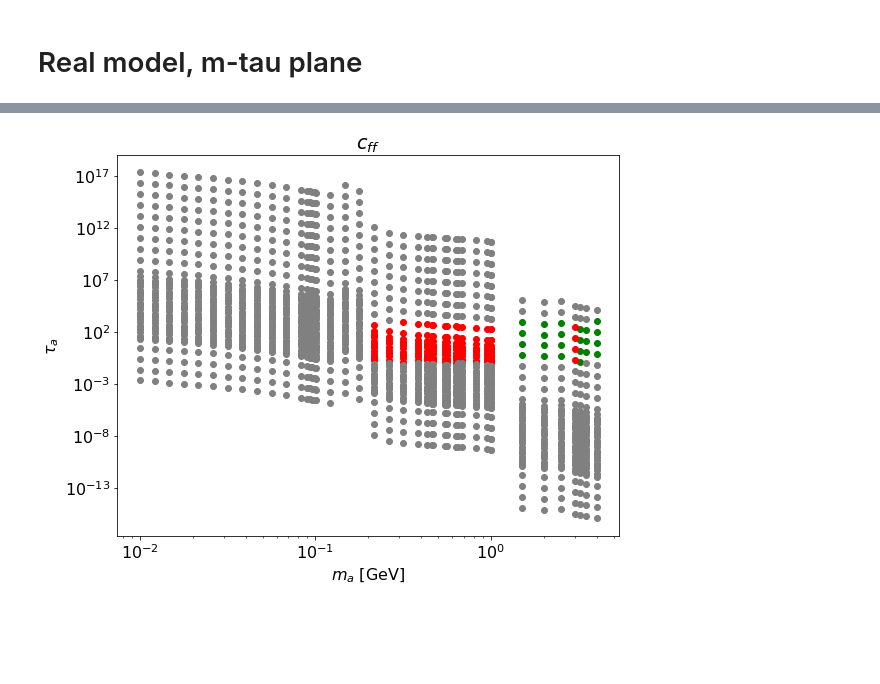
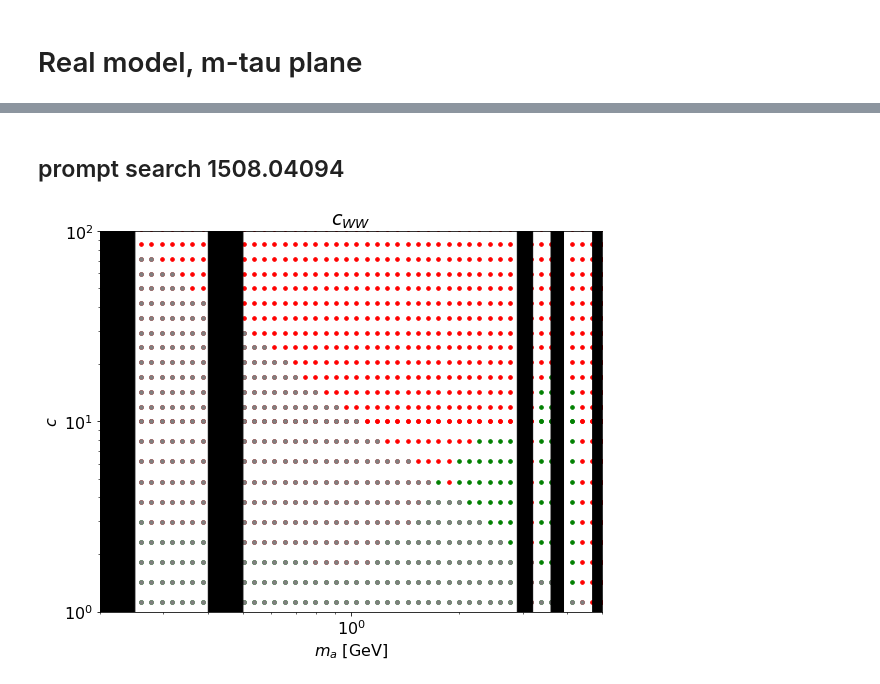
Before and after one commit to anasthesia/alps-BelleII, a Jupyter notebook: python/LHCb_bounds.ipynb, the cells around one changed output, grey strips where cells are left out. Cells and saved outputs as stored; diff of their text form; code cells hidden in the pictures; blank space fills up the shorter version.

```diff
--- a/python/LHCb_bounds.ipynb
+++ b/python/LHCb_bounds.ipynb
@@ -324,6 +323,7 @@ plt.figure(figsize=(9, 7))
 mass=2.500000e-01
 
 plotAllAllowed("../Experimental_files/output_combined_R1/m-tau-c-BRBtoKmumu-cff_comb.dat",0,1)
+plotAllAllowed("../Experimental_files/output_combined_R1/m-tau-c-BRBtoKmumu-cff_fine_comb.dat",0,1)
 #plotWhiteRegions(10**(3))
 
 plt.title('$c_{ff}$')
@@ -334,5 +334,29 @@ plt.xscale("log")
 plt.yscale("log")
 
 #plt.savefig('plots/LHCb_cff-ctau.png', dpi=300, bbox_inches='tight')
-# %% [output]
-[figure, removed]
+# %% [markdown]
+## prompt search 1508.04094
+# %%
+plt.figure(figsize=(9, 7))
+
+
+plotAllAllowed("../Experimental_files/LHCb_prompt/output_combined/m-tau-c-BRBtoKmumu-cWW-prompt_comb.dat",0,2,\
+              prompt=True)
+plotAllAllowed("../Experimental_files/LHCb_prompt/output_combined/\
+m-tau-c-BRBtoKmumu-cWW-prompt-small-couplings_comb.dat",0,2,\
+              prompt=True)
+
+plotWhiteRegions(5*10**4)
+
+plt.title('$c_{WW}$')
+plt.xlabel('$m_a$ [GeV]')
+plt.xlim(0.2,5)
+plt.ylim(1,10**2)
+
+plt.ylabel('$c$')
+plt.xscale("log")
+plt.yscale("log")
+
+plt.savefig('plots/LHCb_prompt_cWW.png', dpi=300, bbox_inches='tight')
+# %% [output]
+[figure, added]
```
Also changed, not shown: parts of 12 cells of this notebook, 18 other files.
